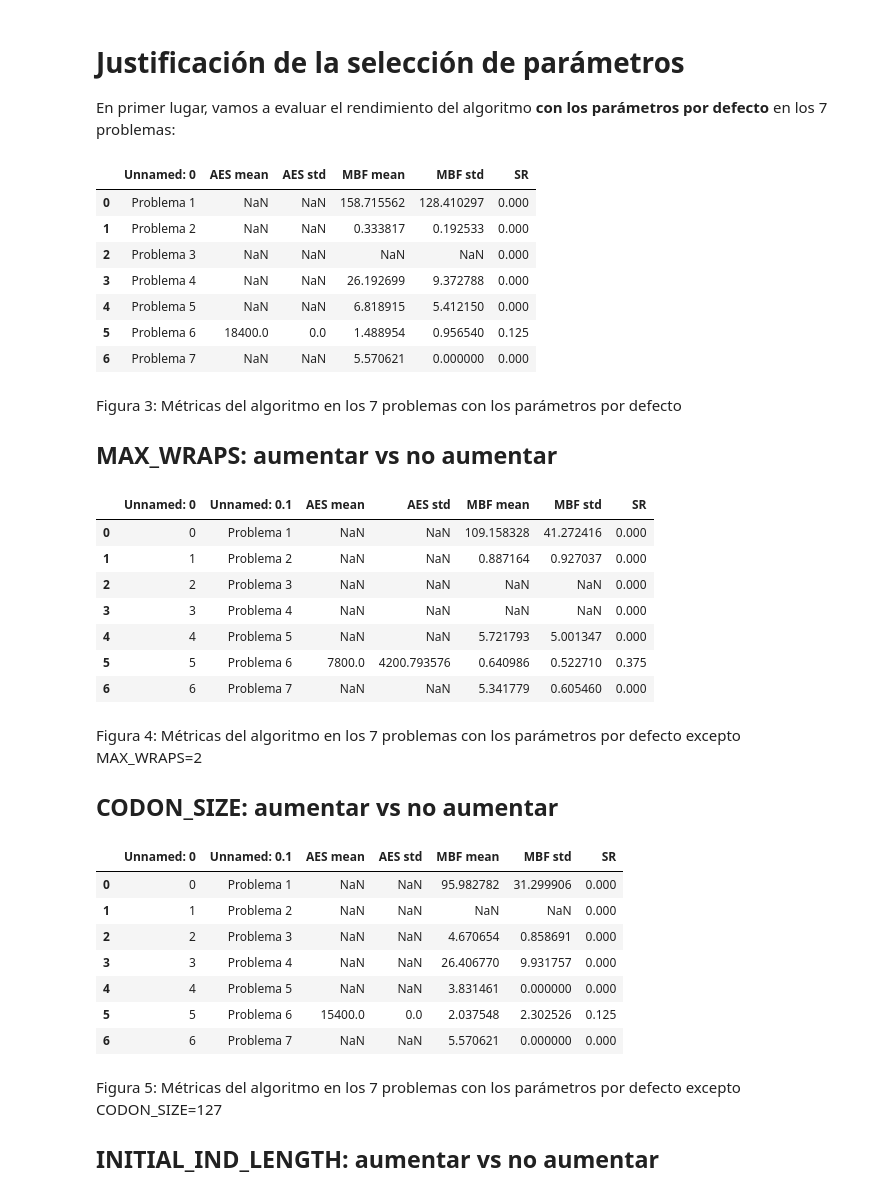
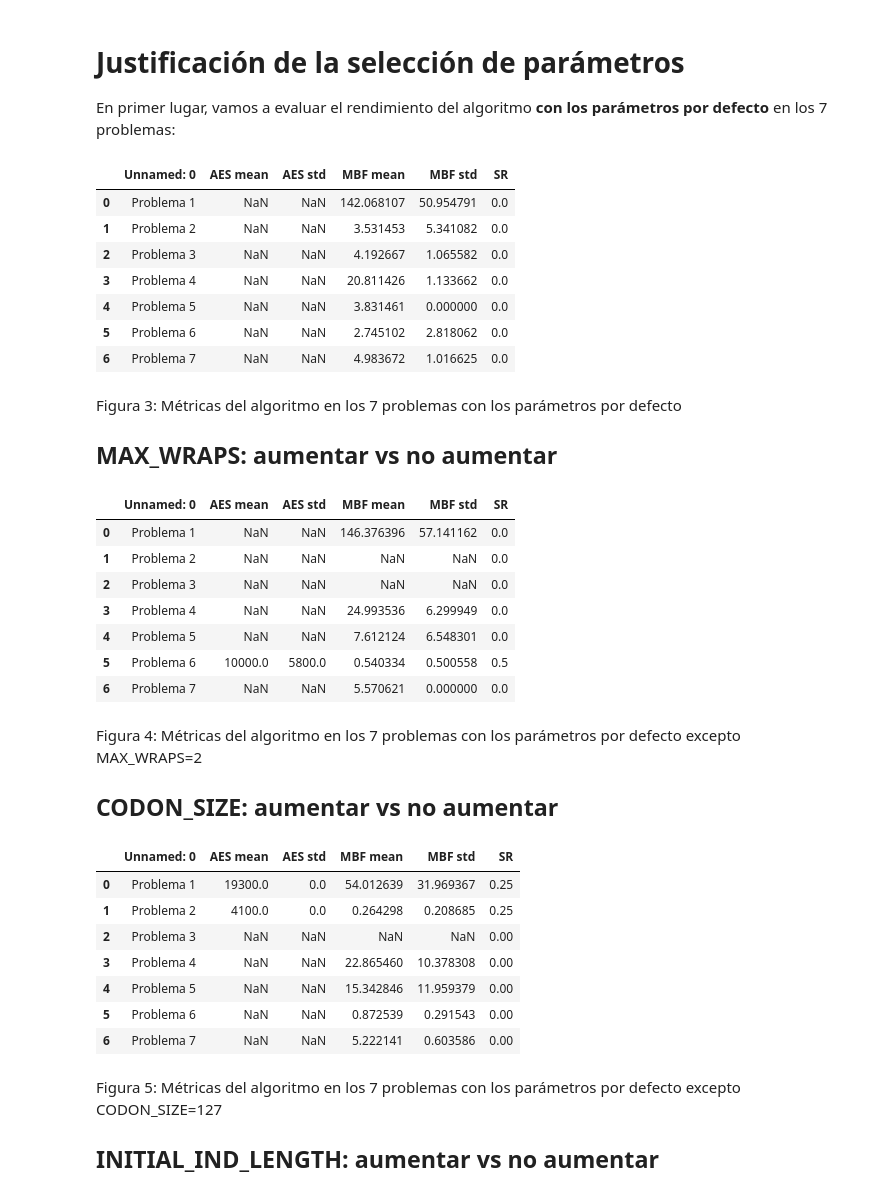
Before and after one commit to amanas/ce, a Jupyter notebook: p3/p3.ipynb, the cells around one changed output. Cells and saved outputs as stored; diff of their text form; code cells hidden in the pictures.

```diff
--- a/p3/p3.ipynb
+++ b/p3/p3.ipynb
@@ -262,8 +235,7 @@ class Individual(object):
 # %% [markdown]
 Para la **selección**, la podemos hacer por torneo:
 # %%
-def tournament_selection(population, GENERATION_SIZE,
-                         TOURNAMENT_SIZE=3):
+def tournament_selection(population, GENERATION_SIZE, TOURNAMENT_SIZE=3):
     """Selecciona por torneo."""
     winners = []
     while len(winners) < GENERATION_SIZE:
@@ -477,7 +449,7 @@ def default_config(N=50,
                    INITIAL_IND_LENGTH=20,
                    EVAL_PENALTY=1e6,
                    UNDECODABLE_PENALTY=1e6,
-                   U=1e-1,
+                   U=0.1,
                    K_0=1,
                    K_1= 10,
                    POPULATION_SIZE=100,
@@ -722,7 +696,7 @@ def DEFAULT_CONFIG():
     results = []
     for nombre,f,_,D in problemas:
         results = results + [[nombre,
-                              p_live(f, D, config, 8)]]
+                              p_live(f, D, config, 4)]]
     df = print_metrics(results, config)
     df.to_csv('data/DEFAULT_CONFIG.csv')
     return df
@@ -732,13 +706,13 @@ def DEFAULT_CONFIG():
 pd.read_csv('data/DEFAULT_CONFIG.csv')
 # %% [output]
 |  | Unnamed: 0 | AES mean | AES std | MBF mean | MBF std | SR |
-| 0 | Problema 1 | NaN | NaN | 158.715562 | 128.410297 | 0.000 |
-| 1 | Problema 2 | NaN | NaN | 0.333817 | 0.192533 | 0.000 |
-| 2 | Problema 3 | NaN | NaN | NaN | NaN | 0.000 |
-| 3 | Problema 4 | NaN | NaN | 26.192699 | 9.372788 | 0.000 |
-| 4 | Problema 5 | NaN | NaN | 6.818915 | 5.412150 | 0.000 |
-| 5 | Problema 6 | 18400.0 | 0.0 | 1.488954 | 0.956540 | 0.125 |
-| 6 | Problema 7 | NaN | NaN | 5.570621 | 0.000000 | 0.000 |
+| 0 | Problema 1 | NaN | NaN | 142.068107 | 50.954791 | 0.0 |
+| 1 | Problema 2 | NaN | NaN | 3.531453 | 5.341082 | 0.0 |
+| 2 | Problema 3 | NaN | NaN | 4.192667 | 1.065582 | 0.0 |
+| 3 | Problema 4 | NaN | NaN | 20.811426 | 1.133662 | 0.0 |
+| 4 | Problema 5 | NaN | NaN | 3.831461 | 0.000000 | 0.0 |
+| 5 | Problema 6 | NaN | NaN | 2.745102 | 2.818062 | 0.0 |
+| 6 | Problema 7 | NaN | NaN | 4.983672 | 1.016625 | 0.0 |
 # %% [markdown]
 Figura 3: Métricas del algoritmo en los 7 problemas con los parámetros por defecto
 
@@ -746,25 +720,25 @@ Figura 3: Métricas del algoritmo en los 7 problemas con los parámetros por def
 # %%
 def MAX_WRAPS_2():
     config = default_config(MAX_WRAPS=2)
     results = []
     for nombre,f,_,D in problemas:
         results = results + [[nombre,
-                              p_live(f, D, config, 8)]]
+                              p_live(f, D, config, 4)]]
     df = print_metrics(results, config)
     df.to_csv('data/MAX_WRAPS_2.csv')
     return df
 
 # MAX_WRAPS_2()
 pd.read_csv('data/MAX_WRAPS_2.csv')
 # %% [output]
-|  | Unnamed: 0 | Unnamed: 0.1 | AES mean | AES std | MBF mean | MBF std | SR |
-| 0 | 0 | Problema 1 | NaN | NaN | 109.158328 | 41.272416 | 0.000 |
-| 1 | 1 | Problema 2 | NaN | NaN | 0.887164 | 0.927037 | 0.000 |
-| 2 | 2 | Problema 3 | NaN | NaN | NaN | NaN | 0.000 |
-| 3 | 3 | Problema 4 | NaN | NaN | NaN | NaN | 0.000 |
-| 4 | 4 | Problema 5 | NaN | NaN | 5.721793 | 5.001347 | 0.000 |
-| 5 | 5 | Problema 6 | 7800.0 | 4200.793576 | 0.640986 | 0.522710 | 0.375 |
-| 6 | 6 | Problema 7 | NaN | NaN | 5.341779 | 0.605460 | 0.000 |
+|  | Unnamed: 0 | AES mean | AES std | MBF mean | MBF std | SR |
+| 0 | Problema 1 | NaN | NaN | 146.376396 | 57.141162 | 0.0 |
+| 1 | Problema 2 | NaN | NaN | NaN | NaN | 0.0 |
+| 2 | Problema 3 | NaN | NaN | NaN | NaN | 0.0 |
+| 3 | Problema 4 | NaN | NaN | 24.993536 | 6.299949 | 0.0 |
+| 4 | Problema 5 | NaN | NaN | 7.612124 | 6.548301 | 0.0 |
+| 5 | Problema 6 | 10000.0 | 5800.0 | 0.540334 | 0.500558 | 0.5 |
+| 6 | Problema 7 | NaN | NaN | 5.570621 | 0.000000 | 0.0 |
 # %% [markdown]
 Figura 4: Métricas del algoritmo en los 7 problemas con los parámetros por defecto excepto MAX_WRAPS=2
 
@@ -776,7 +750,7 @@ def CODON_SIZE_127():
     results = []
     for nombre,f,_,D in problemas:
         results = results + [[nombre,
-                              p_live(f, D, config, 8)]]
+                              p_live(f, D, config, 4)]]
     df = print_metrics(results, config)
     df.to_csv('data/CODON_SIZE_127.csv')
     return df
@@ -784,14 +758,14 @@ def CODON_SIZE_127():
 # CODON_SIZE_127()
 pd.read_csv('data/CODON_SIZE_127.csv')
 # %% [output]
-|  | Unnamed: 0 | Unnamed: 0.1 | AES mean | AES std | MBF mean | MBF std | SR |
-| 0 | 0 | Problema 1 | NaN | NaN | 95.982782 | 31.299906 | 0.000 |
-| 1 | 1 | Problema 2 | NaN | NaN | NaN | NaN | 0.000 |
-| 2 | 2 | Problema 3 | NaN | NaN | 4.670654 | 0.858691 | 0.000 |
-| 3 | 3 | Problema 4 | NaN | NaN | 26.406770 | 9.931757 | 0.000 |
-| 4 | 4 | Problema 5 | NaN | NaN | 3.831461 | 0.000000 | 0.000 |
-| 5 | 5 | Problema 6 | 15400.0 | 0.0 | 2.037548 | 2.302526 | 0.125 |
-| 6 | 6 | Problema 7 | NaN | NaN | 5.570621 | 0.000000 | 0.000 |
+|  | Unnamed: 0 | AES mean | AES std | MBF mean | MBF std | SR |
+| 0 | Problema 1 | 19300.0 | 0.0 | 54.012639 | 31.969367 | 0.25 |
+| 1 | Problema 2 | 4100.0 | 0.0 | 0.264298 | 0.208685 | 0.25 |
+| 2 | Problema 3 | NaN | NaN | NaN | NaN | 0.00 |
+| 3 | Problema 4 | NaN | NaN | 22.865460 | 10.378308 | 0.00 |
+| 4 | Problema 5 | NaN | NaN | 15.342846 | 11.959379 | 0.00 |
+| 5 | Problema 6 | NaN | NaN | 0.872539 | 0.291543 | 0.00 |
+| 6 | Problema 7 | NaN | NaN | 5.222141 | 0.603586 | 0.00 |
 # %% [markdown]
 Figura 5: Métricas del algoritmo en los 7 problemas con los parámetros por defecto excepto CODON_SIZE=127
 
```
Also changed, not shown: parts of 40 cells of this notebook, 22 other files.
